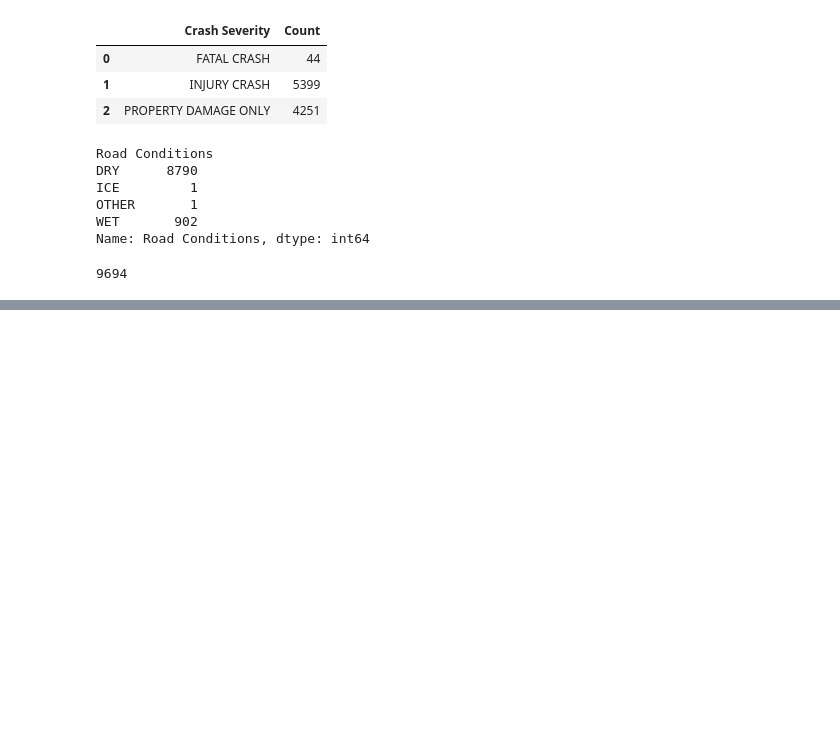
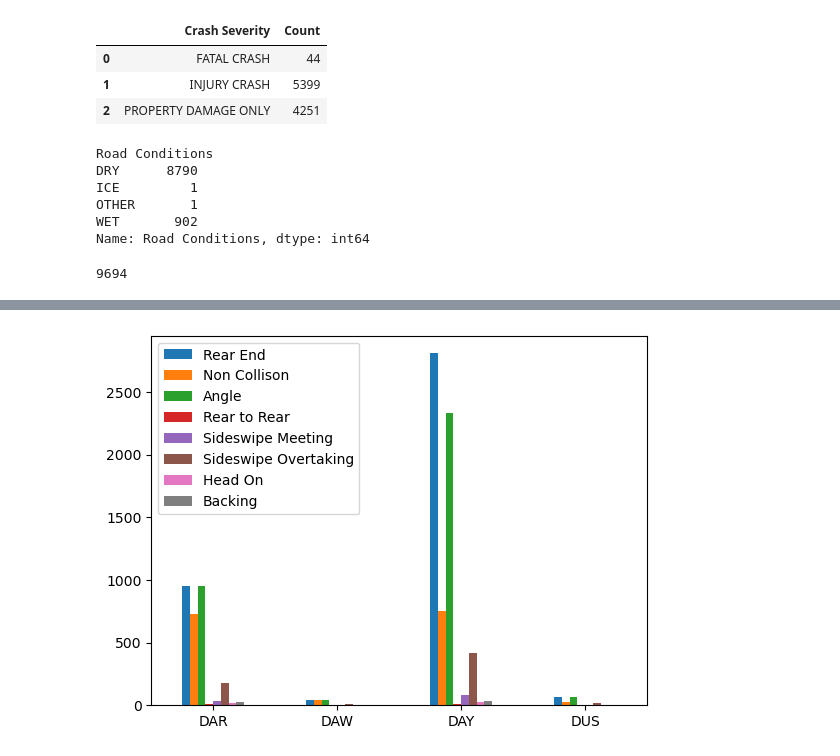
Before and after one commit to jenleemcnew/SMU-Data-Science--Clark-County-NV-Vehicle-Accident-Analysis---Project-1-Team-3, a Jupyter notebook: Kevin_ver1.ipynb, the cells around one changed output, grey strips where cells are left out. Cells and saved outputs as stored; diff of their text form; code cells hidden in the pictures; blank space fills up the shorter version.

```diff
--- a/Kevin_ver1.ipynb
+++ b/Kevin_ver1.ipynb
@@ -618,0 +745,10 @@ clean_traffic_data
+# %%
+x_variable = crash_type_light[["Rear End", "Non Collison", "Angle", "Rear to Rear", "Sideswipe Meeting", "Sideswipe Overtaking", "Head On", "Backing"]]
+x_variable.plot.bar()
+
+x = [0,1,2,3]
+label = ['DAR', 'DAW', 'DAY', 'DUS']
+plt.xticks(x,label,rotation= 0)
+plt.show()
+# %% [output]
+[figure, added]
```
Also changed, not shown: parts of 14 cells of this notebook, 1 other file.
